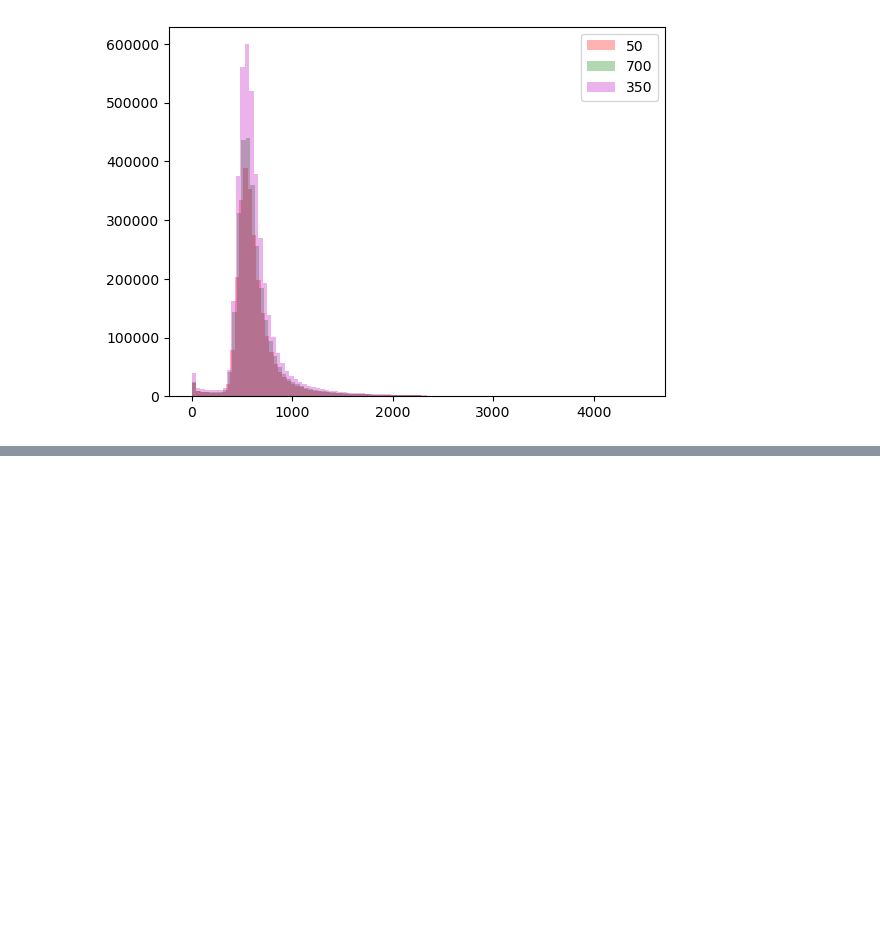
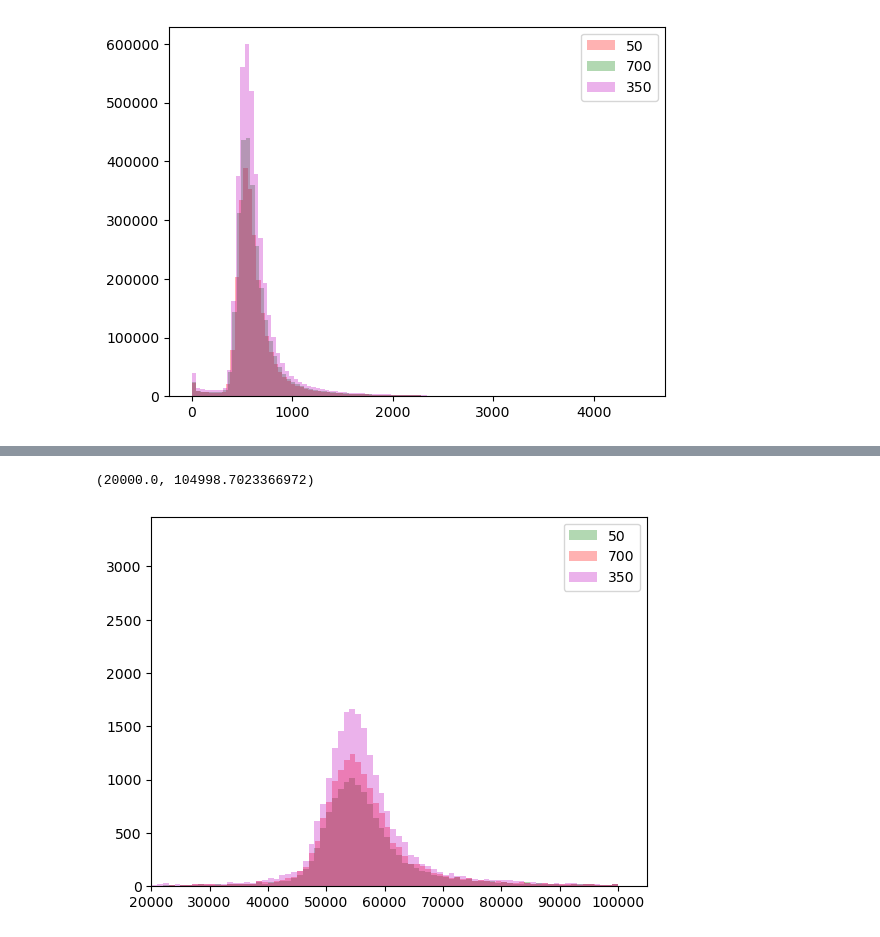
Before and after one commit to PINKTAIGAH/SHP, a Jupyter notebook: uproot_test/raw_file.ipynb, the cells around one changed output, grey strips where cells are left out. Saved outputs shown, nothing was run; the diff lists cells and outputs as text; code cells hidden in the pictures; blank space fills up the shorter version.

```diff
--- a/uproot_test/raw_file.ipynb
+++ b/uproot_test/raw_file.ipynb
@@ -55 +327,14 @@ plt.legend()
+# %%
+rr_name=  'sim::MCTracks_mcreco__G4./sim::MCTracks_mcreco__G4.obj/sim::MCTracks_mcreco__G4.obj.fdQdx'
+a50= ak.flatten(ak.flatten(ak.flatten(file50[str(rr_name)].array()))).to_numpy()
+a700= ak.flatten(ak.flatten(ak.flatten(file700[str(rr_name)].array()))).to_numpy()
+a350= ak.flatten(ak.flatten(ak.flatten(file350[str(rr_name)].array()))).to_numpy()
+plt.hist(a50[a50<100000], bins=100, label='50', alpha= 0.3, color='g')
+plt.hist(a700[a700<100000], bins=100, label='700', alpha= 0.3, color='r')
+plt.hist(a350[a350<100000], bins=100, label='350', alpha= 0.3, color='m')
+plt.legend()
+plt.xlim(left=20000)
+# %% [output]
+(20000.0, 104998.7023366972)
+[figure, added]
 # %%
```
Also changed, not shown: parts of 33 cells of this notebook, 2 other files.
